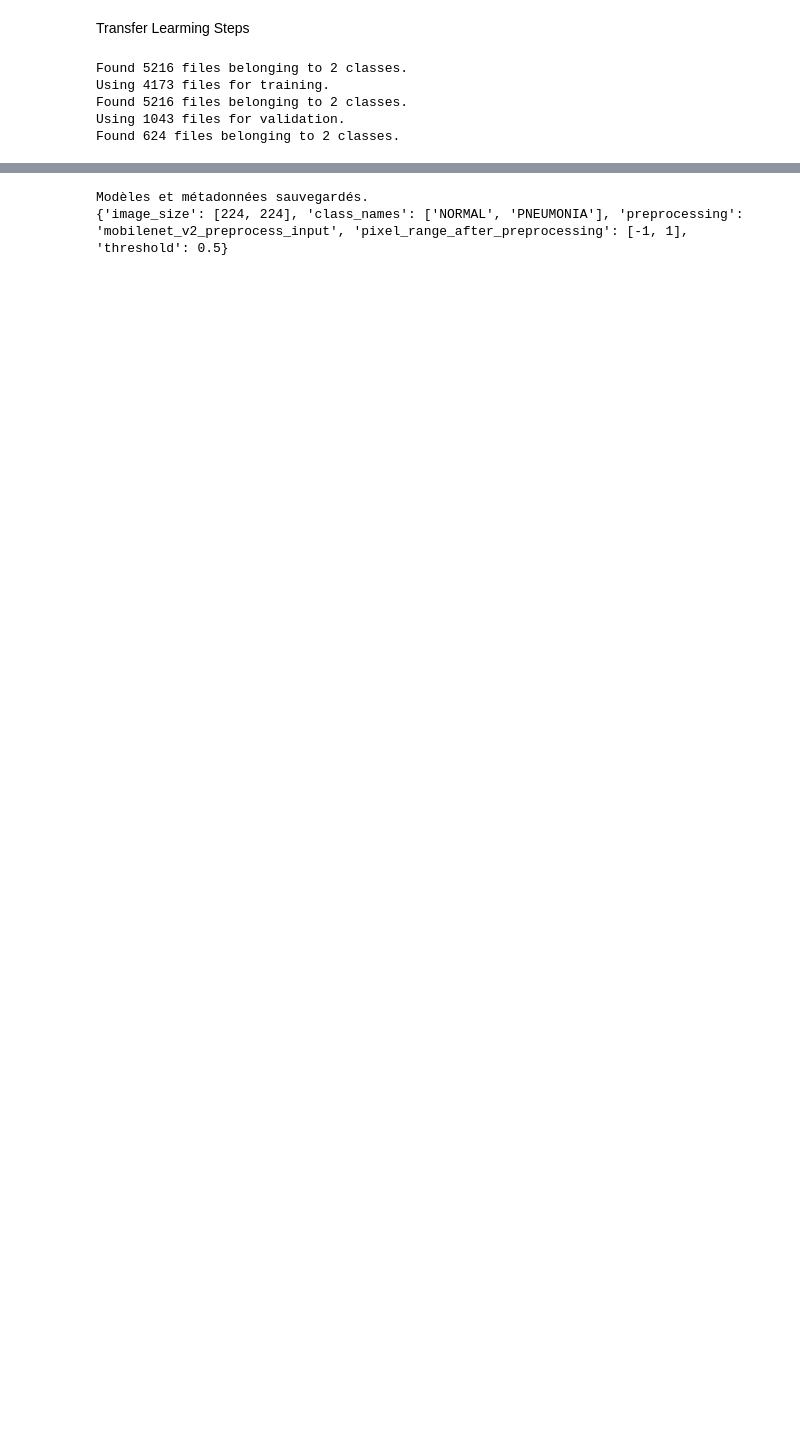
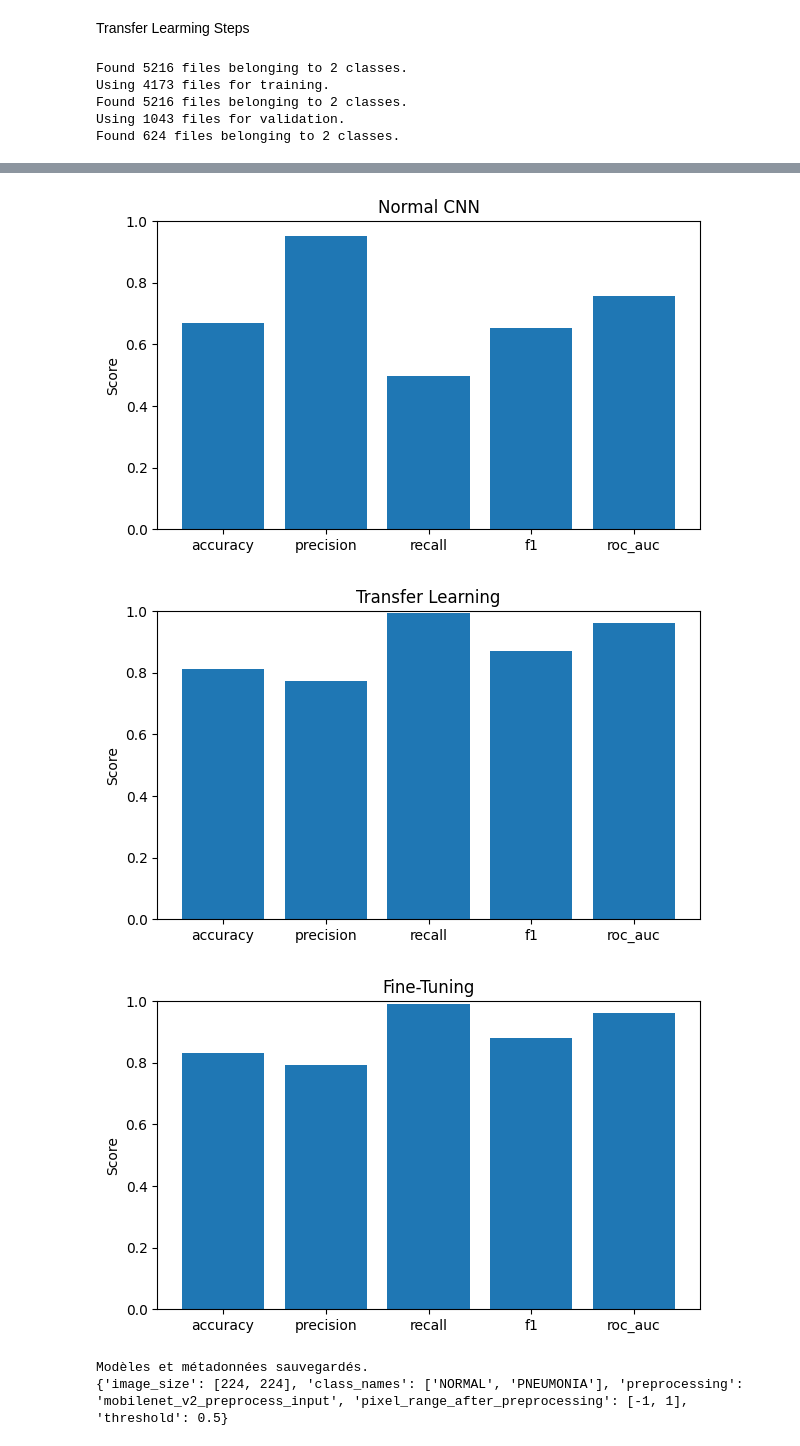
Before and after one commit to MohamedOuzzat/ChestScan_AI, a Jupyter notebook: ChestScan_AI.ipynb, the cells around one changed output, grey strips where cells are left out. Cells and saved outputs as stored; diff of their text form; code cells hidden in the pictures; blank space fills up the shorter version.

Commit message:
i save the MobileNetV2 and CNN in Files and i compare between the Cnn and trnasfer learnin and fine-tuning

```diff
--- a/ChestScan_AI.ipynb
+++ b/ChestScan_AI.ipynb
@@ -425,4 +524,6 @@ Epoch 15/15
 # %%
 # Normal CNN evaluation
-evaluate_classifier("Normal CNN", model_cnn, test_ds_cnn)
+Normal_CNN=evaluate_classifier("Normal CNN", model_cnn, test_ds_cnn)
+
+Normal_CNN
 # %% [output]
@@ -544,7 +650,8 @@ history_mn = model_mn.fit(
 
 # Step 6 - Evaluate transfer learning alone (base frozen)
 # This happens BEFORE unfreezing, so the metrics belong to the frozen model.
-evaluate_classifier("Transfer Learning (frozen)", model_mn, test_ds_mn)
+TR_learning=evaluate_classifier("Transfer Learning (frozen)", model_mn, test_ds_mn)
+print(TR_learning)
 model_mn.save("best_mobilenetv2_tl.keras")
 
 # Step 7 - Unfreeze the last 20 layers of MobileNetV2 (fine-tuning)
@@ -577,6 +684,7 @@ history_ft = model_mn.fit(
 )
 
 # Step 9 - Evaluate fine-tuning alone
-evaluate_classifier("Fine-Tuning", model_mn, test_ds_mn)
+Fine_tuning=evaluate_classifier("Fine-Tuning", model_mn, test_ds_mn)
+Fine_tuning
 # %% [output]
 Epoch 1/15
@@ -690,3 +771,19 @@ Fine-Tuning                   0.8349     0.7959  0.9897    0.8823   0.9619
+# %%
+models = [Normal_CNN, TR_learning, Fine_tuning]
+names = ["Normal CNN", "Transfer Learning", "Fine-Tuning"]
+
+
+for name, m in zip(names, models):
+    plt.figure(figsize=(7, 4))
+    plt.bar(list(m["metrics"].keys()), list(m["metrics"].values()))
+    plt.ylim(0, 1)
+    plt.title(name)
+    plt.ylabel("Score")
+    plt.show()
+# %% [output]
+[figure, added]
+[figure, added]
+[figure, added]
 # %%
 model_cnn.save("chestscan_cnn.keras")
 model_mn.save("chestscan_mobilenetv2.keras")
```
Also changed, not shown: parts of 15 cells of this notebook.
